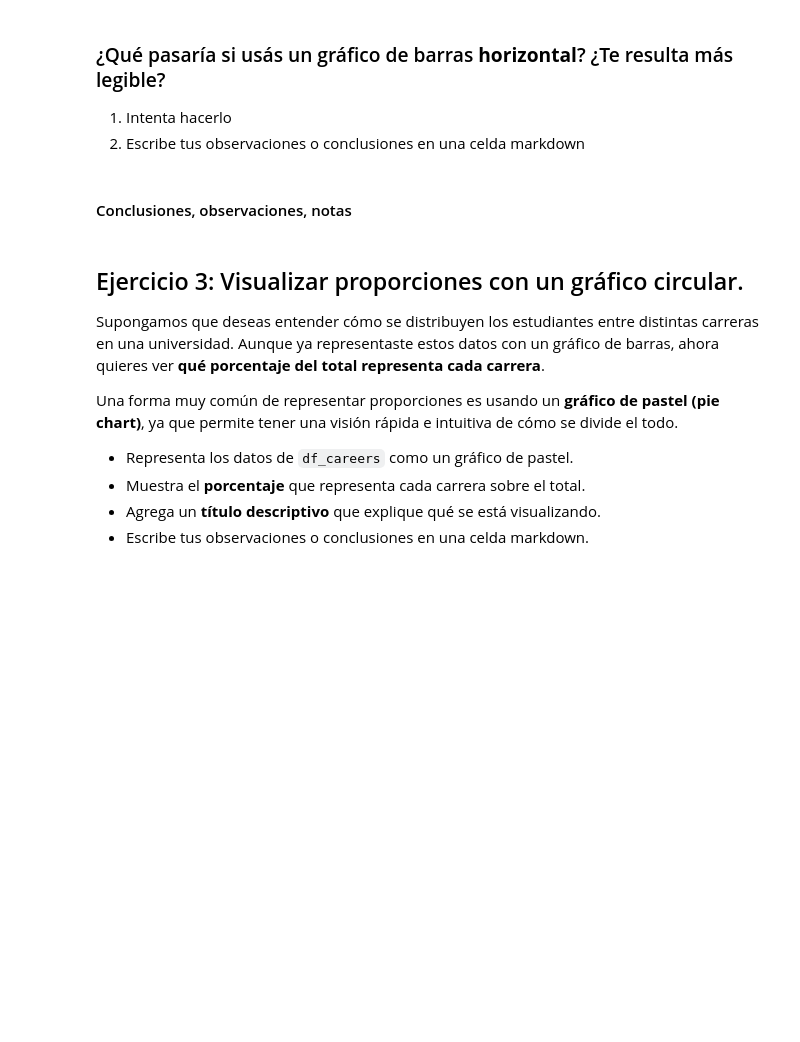
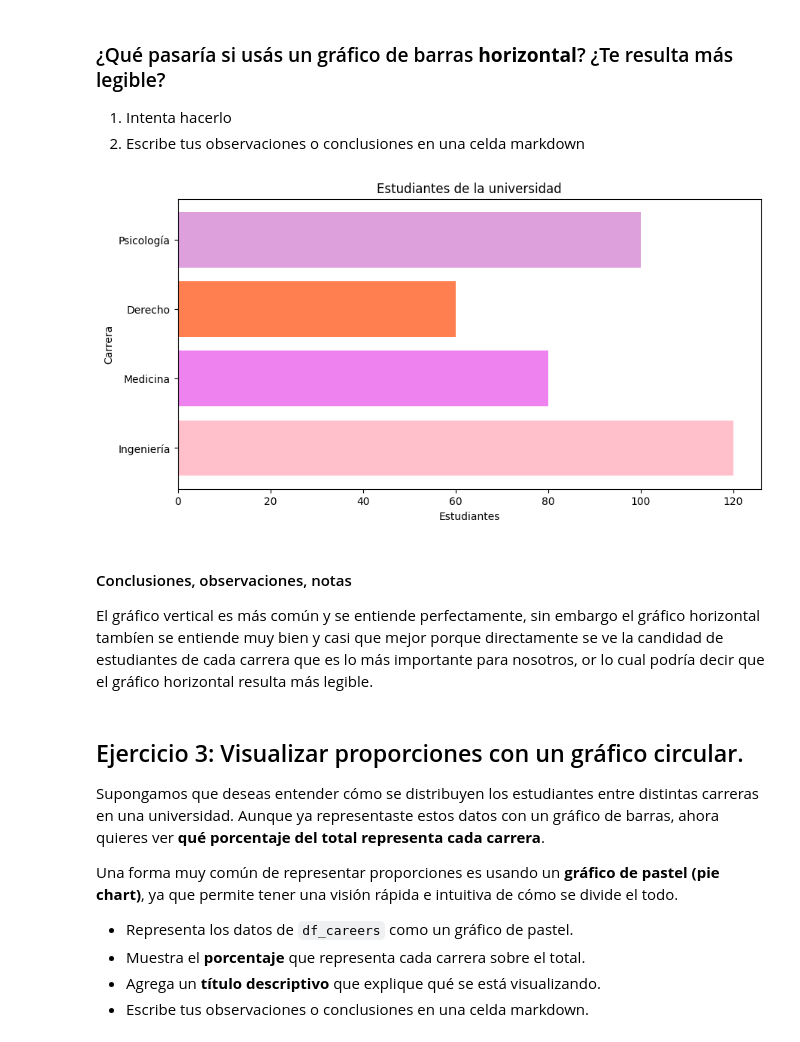
Before and after one commit to 4GeeksAcademy/inetke-proyecto-visualizacion, a Jupyter notebook: notebook/03-project-visualization.ipynb, the cells around one changed output. Cells and saved outputs as stored; diff of their text form; code cells hidden in the pictures; blank space fills up the shorter version.

```diff
--- a/notebook/03-project-visualization.ipynb
+++ b/notebook/03-project-visualization.ipynb
@@ -93,9 +113,22 @@ plt.show()
 1. Intenta hacerlo
 2. Escribe tus observaciones o conclusiones en una celda markdown
 # %%
-# Tu código
+labels = df_careers['Carrera']
+values = df_careers['Estudiantes']
+colores = ['pink','violet','coral','plum']
+
+plt.figure(figsize = (10, 5))
+
+plt.barh(labels, values, color = colores)
+plt.xlabel('Estudiantes')
+plt.ylabel('Carrera')
+plt.title('Estudiantes de la universidad')
+plt.show()
+# %% [output]
+[figure, added]
 # %% [markdown]
 #### Conclusiones, observaciones, notas
+El gráfico vertical es más común y se entiende perfectamente, sin embargo el gráfico horizontal tambíen se entiende muy bien y casi que mejor porque directamente se ve la candidad de estudiantes de cada carrera que es lo más importante para nosotros, or lo cual podría decir que el gráfico horizontal resulta más legible.
 # %% [markdown]
 ## Ejercicio 3: Visualizar proporciones con un gráfico circular.
 
```
Also changed, not shown: parts of 9 cells of this notebook.
